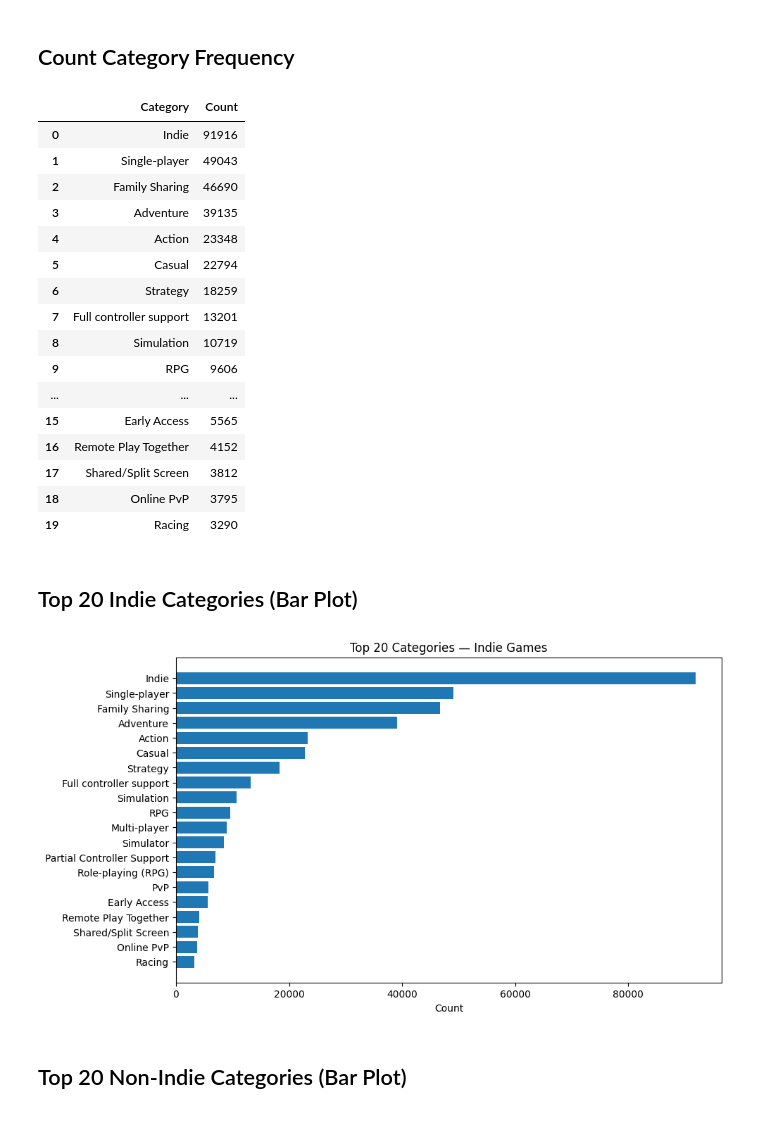
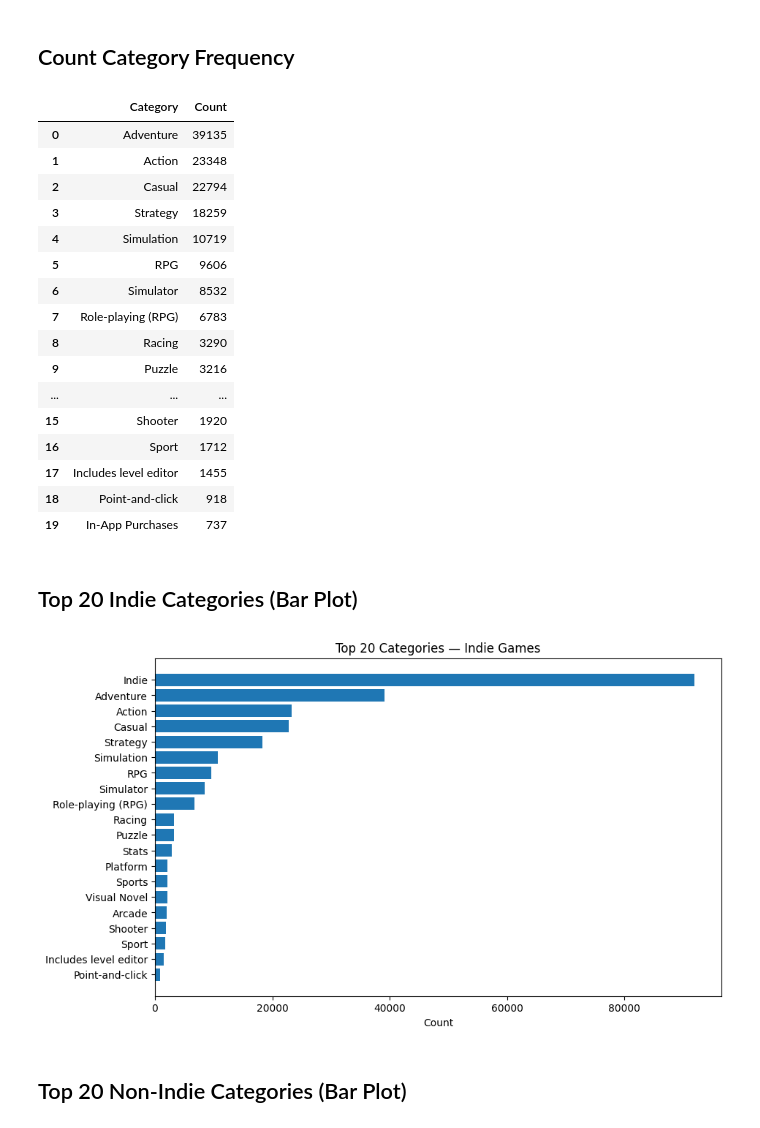
Before and after one commit to etherealgloriaw/data-curation-indie-games, a Jupyter notebook: scripts/3.5-indie-game-analysis-genre.ipynb, the cells around one changed output. Cells and saved outputs as stored; diff of their text form; code cells hidden in the pictures.

```diff
--- a/scripts/3.5-indie-game-analysis-genre.ipynb
+++ b/scripts/3.5-indie-game-analysis-genre.ipynb
@@ -26,7 +27,7 @@ notindie = pd.read_csv(notindie_path)
 
 # Parse category/genre list-like columns
 for df in [indie, notindie]:
-    for col in ["categories_steam", "categories_epic", "categories_igdb"]:
+    for col in ["categories_steam", "categories_epic", "categories_igdb", "publishers_steam", "publishers_epic"]:
         if col in df.columns:
             df[col] = df[col].apply(parse_list)
 # %% [markdown]
@@ -56,50 +57,51 @@ indie.head(3)
 
 from collections import Counter
 
-NOISE_KEYWORDS = ["steam", "cloud", "trading", "vr", "co-op", "coop", "local", "achieve", "games"]
+NOISE_KEYWORDS = ["camera", "audio", "text", "valve", "only", "steam", "cloud", "trading", "vr", "co-op", "coop", "local", "sound", "color", "difficulty", "available",
+                  "achieve", "games", "controller", "pvp", "sharing", "player", "early", "remote", "shared", "Stats", "free", "custom","input","caption", "options", "indie"]
 
 def clean_cat(cat):
     if isinstance(cat, str):
         text = cat.lower()
         return not any(key in text for key in NOISE_KEYWORDS)
     return False
 
 # Remove any category containing 'steam'
 indie_filtered_cats = [
     cat for row in indie["all_categories"] for cat in row if clean_cat(cat)
 ]
 
 not_filtered_cats = [
     cat for row in notindie["all_categories"] for cat in row if clean_cat(cat)
 ]
 
 # Recount after filtering
 indie_cat_counts = Counter(indie_filtered_cats)
 not_cat_counts   = Counter(not_filtered_cats)
 
 # Build top-20 dataframes
 indie_cat_df = pd.DataFrame(indie_cat_counts.most_common(20), columns=["Category","Count"])
 not_cat_df   = pd.DataFrame(not_cat_counts.most_common(20), columns=["Category","Count"])
 
 indie_cat_df
 # %% [output]
 |  | Category | Count |
-| 0 | Indie | 91916 |
-| 1 | Single-player | 49043 |
-| 2 | Family Sharing | 46690 |
-| 3 | Adventure | 39135 |
-| 4 | Action | 23348 |
-| 5 | Casual | 22794 |
-| 6 | Strategy | 18259 |
-| 7 | Full controller support | 13201 |
-| 8 | Simulation | 10719 |
-| 9 | RPG | 9606 |
+| 0 | Adventure | 39135 |
+| 1 | Action | 23348 |
+| 2 | Casual | 22794 |
+| 3 | Strategy | 18259 |
+| 4 | Simulation | 10719 |
+| 5 | RPG | 9606 |
+| 6 | Simulator | 8532 |
+| 7 | Role-playing (RPG) | 6783 |
+| 8 | Racing | 3290 |
+| 9 | Puzzle | 3216 |
 | ... | ... | ... |
-| 15 | Early Access | 5565 |
-| 16 | Remote Play Together | 4152 |
-| 17 | Shared/Split Screen | 3812 |
-| 18 | Online PvP | 3795 |
-| 19 | Racing | 3290 |
+| 15 | Shooter | 1920 |
+| 16 | Sport | 1712 |
+| 17 | Includes level editor | 1455 |
+| 18 | Point-and-click | 918 |
+| 19 | In-App Purchases | 737 |
 # %% [markdown]
 ## Top 20 Indie Categories (Bar Plot)
 # %%
@@ -111,7 +113,7 @@ plt.title("Top 20 Categories — Indie Games")
 plt.gca().invert_yaxis()
 plt.show()
 # %% [output]
-[figure, old version]
+[figure, new version]
 # %% [markdown]
 ## Top 20 Non‑Indie Categories (Bar Plot)
 # %%
```
Also changed, not shown: parts of 14 cells of this notebook, 1 other file.
